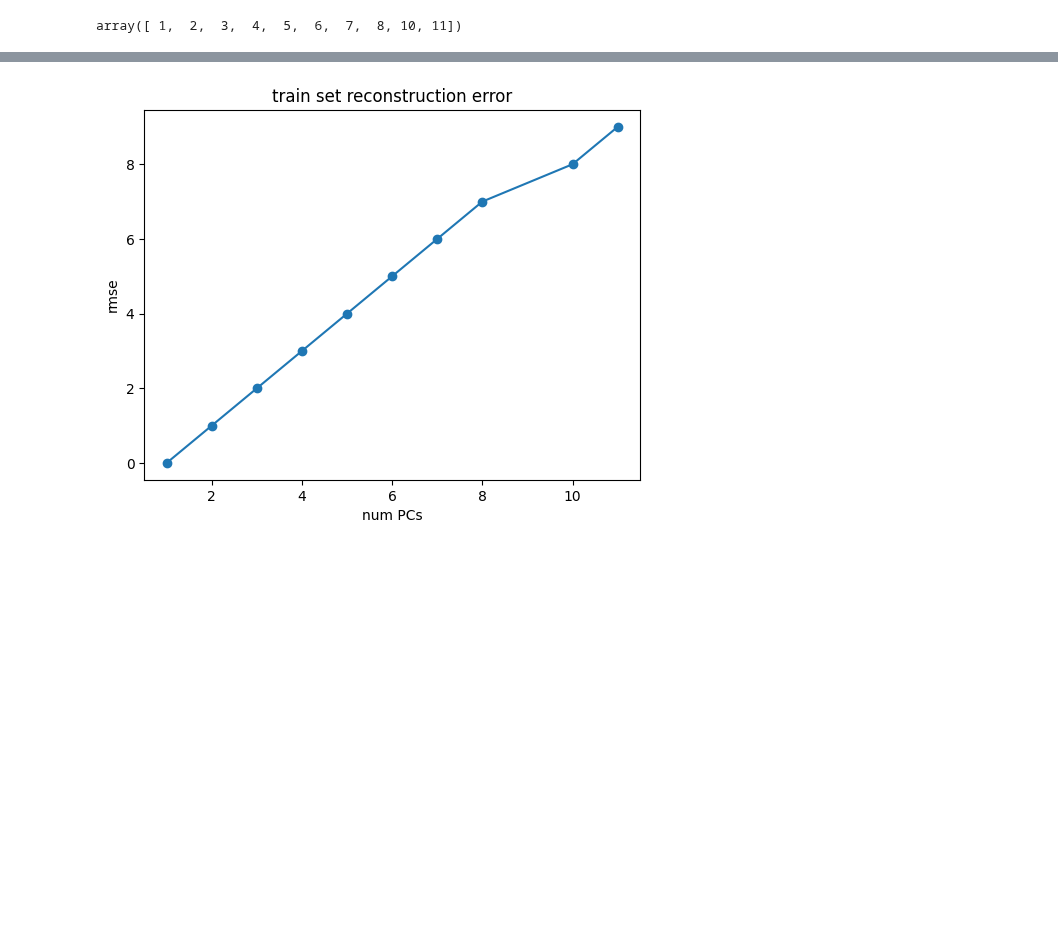
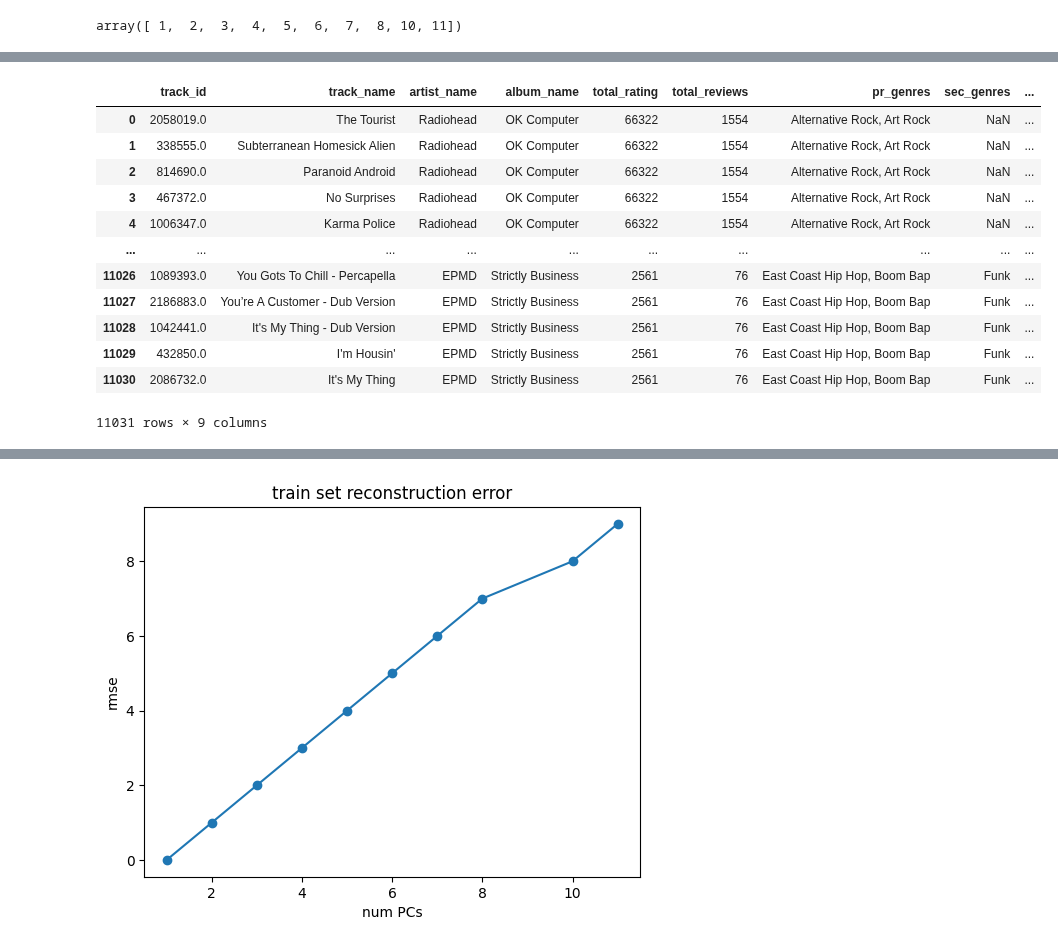
Before and after one commit to enekobarod/Suggestify, a Jupyter notebook: Suggestify/obsoletos/Suggestify.ipynb, the cells around one changed output, grey strips where cells are left out. Cells and saved outputs as stored; diff of their text form; code cells hidden in the pictures; blank space fills up the shorter version.

Commit message:
segunda db: ratings, combinada

```diff
--- a/Suggestify/obsoletos/Suggestify.ipynb
+++ b/Suggestify/obsoletos/Suggestify.ipynb
@@ -44,8 +44,8 @@ venv_path = os.path.dirname(os.path.dirname(sys.executable))
 #conseguir direccion del proyecto, donde esta la bd
 project_path = os.path.dirname(venv_path)
 # %%
-#sqlite_conn = sqlite3.connect(project_path+"/extracted.db") #clase
-sqlite_conn = sqlite3.connect(venv_path+"/extracted.db") #portatil
+sqlite_conn = sqlite3.connect(project_path+"/extracted.db") #clase
+#sqlite_conn = sqlite3.connect(venv_path+"/extracted.db") #portatil
 
 cursor = sqlite_conn.cursor()
 
@@ -131,0 +141,5 @@ array([ 1,  2,  3,  4,  5,  6,  7,  8, 10, 11])
+# %%
+ratings_file = project_path + '/top_albums.csv'
+
+df_ratings = pd.read_csv(ratings_file, delimiter=",", na_values="NaN")
+df_ratings.head()
@@ -131,0 +153,29 @@ array([ 1,  2,  3,  4,  5,  6,  7,  8, 10, 11])
+# %%
+#renombrar 'artist' a 'artist_name'
+df_ratings = df_ratings.rename(columns={'artist': 'artist_name'})
+
+#solo las columnas necesarias
+df_ratings = df_ratings[['album_name', 'artist_name', 'total_rating', 'total_reviews', 'pr_genres', 'sec_genres', 'tags']]
+
+#merge
+df_ratings = df_categorical[['track_id', 'track_name', 'artist_name', 'album_name']].merge(
+    df_ratings,
+    on=['album_name', 'artist_name'],
+    how='right'
+)
+
+df_ratings
+# %% [output]
+|  | track_id | track_name | artist_name | album_name | total_rating | total_reviews | pr_genres | sec_genres | ... |
+| 0 | 2058019.0 | The Tourist | Radiohead | OK Computer | 66322 | 1554 | Alternative Rock, Art Rock | NaN | ... |
+| 1 | 338555.0 | Subterranean Homesick Alien | Radiohead | OK Computer | 66322 | 1554 | Alternative Rock, Art Rock | NaN | ... |
+| 2 | 814690.0 | Paranoid Android | Radiohead | OK Computer | 66322 | 1554 | Alternative Rock, Art Rock | NaN | ... |
+| 3 | 467372.0 | No Surprises | Radiohead | OK Computer | 66322 | 1554 | Alternative Rock, Art Rock | NaN | ... |
+| 4 | 1006347.0 | Karma Police | Radiohead | OK Computer | 66322 | 1554 | Alternative Rock, Art Rock | NaN | ... |
+| ... | ... | ... | ... | ... | ... | ... | ... | ... | ... |
+| 11026 | 1089393.0 | You Gots To Chill - Percapella | EPMD | Strictly Business | 2561 | 76 | East Coast Hip Hop, Boom Bap | Funk | ... |
+| 11027 | 2186883.0 | You’re A Customer - Dub Version | EPMD | Strictly Business | 2561 | 76 | East Coast Hip Hop, Boom Bap | Funk | ... |
+| 11028 | 1042441.0 | It's My Thing - Dub Version | EPMD | Strictly Business | 2561 | 76 | East Coast Hip Hop, Boom Bap | Funk | ... |
+| 11029 | 432850.0 | I'm Housin' | EPMD | Strictly Business | 2561 | 76 | East Coast Hip Hop, Boom Bap | Funk | ... |
+| 11030 | 2086732.0 | It's My Thing | EPMD | Strictly Business | 2561 | 76 | East Coast Hip Hop, Boom Bap | Funk | ... |
+11031 rows × 9 columns
```
Also changed, not shown: parts of 6 cells of this notebook, 3 other files.
